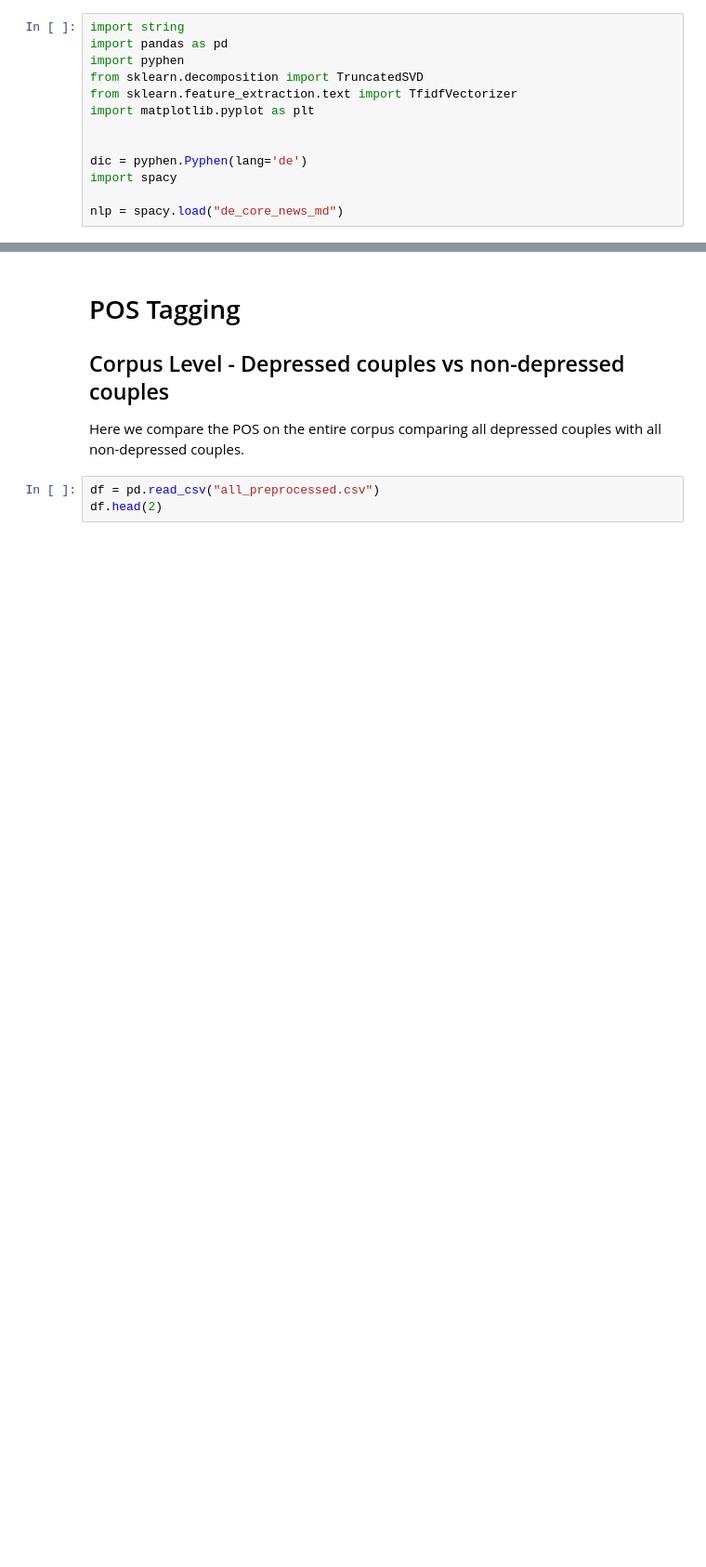
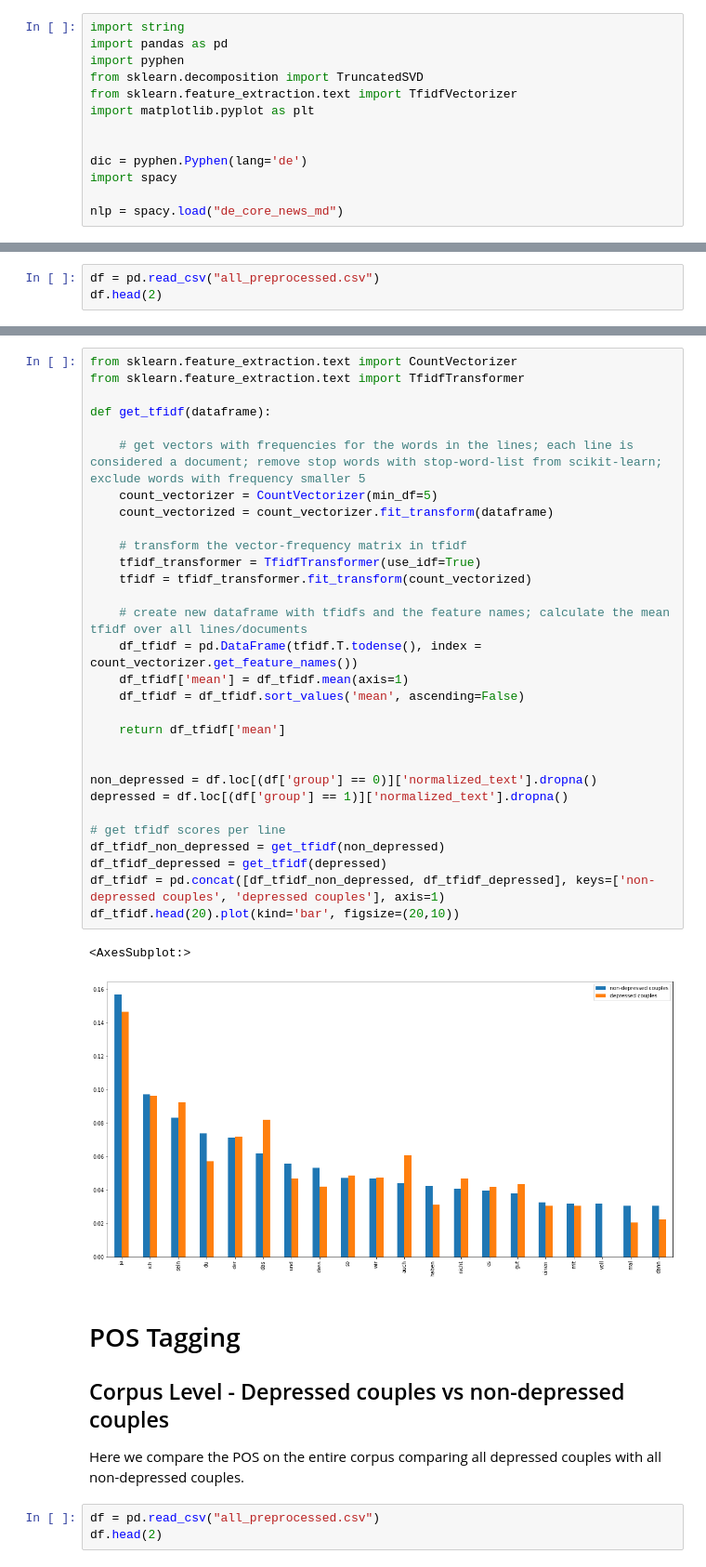
Before and after one commit to gitexa/sigmund, a Jupyter notebook: data_description.ipynb, the cells around one changed output, grey strips where cells are left out. Shown at 93% size. Saved outputs shown, nothing was run; the diff lists cells and outputs as text; blank space fills up the shorter version.

Commit message:
Added tfidf

```diff
--- a/data_description.ipynb
+++ b/data_description.ipynb
@@ -13,0 +21,3 @@ nlp = spacy.load("de_core_news_md")
+# %%
+df = pd.read_csv("all_preprocessed.csv")
+df.head(2)
@@ -14,3 +28,36 @@ nlp = spacy.load("de_core_news_md")
+# %%
+from sklearn.feature_extraction.text import CountVectorizer
+from sklearn.feature_extraction.text import TfidfTransformer
+
+def get_tfidf(dataframe):
+
+    # get vectors with frequencies for the words in the lines; each line is considered a document; remove stop words with stop-word-list from scikit-learn; exclude words with frequency smaller 5
+    count_vectorizer = CountVectorizer(min_df=5)
+    count_vectorized = count_vectorizer.fit_transform(dataframe)
+
+    # transform the vector-frequency matrix in tfidf
+    tfidf_transformer = TfidfTransformer(use_idf=True)
+    tfidf = tfidf_transformer.fit_transform(count_vectorized)
+
+    # create new dataframe with tfidfs and the feature names; calculate the mean tfidf over all lines/documents
+    df_tfidf = pd.DataFrame(tfidf.T.todense(), index = count_vectorizer.get_feature_names())
+    df_tfidf['mean'] = df_tfidf.mean(axis=1)
+    df_tfidf = df_tfidf.sort_values('mean', ascending=False)
+
+    return df_tfidf['mean']
+
+
+non_depressed = df.loc[(df['group'] == 0)]['normalized_text'].dropna()
+depressed = df.loc[(df['group'] == 1)]['normalized_text'].dropna()
+
+# get tfidf scores per line
+df_tfidf_non_depressed = get_tfidf(non_depressed)
+df_tfidf_depressed = get_tfidf(depressed)
+df_tfidf = pd.concat([df_tfidf_non_depressed, df_tfidf_depressed], keys=['non-depressed couples', 'depressed couples'], axis=1)
+df_tfidf.head(20).plot(kind='bar', figsize=(20,10))
+# %% [output]
+<AxesSubplot:>
+[figure, added]
 # %% [markdown]
 # POS Tagging
 
```
Also changed, not shown: parts of 4 cells of this notebook.
